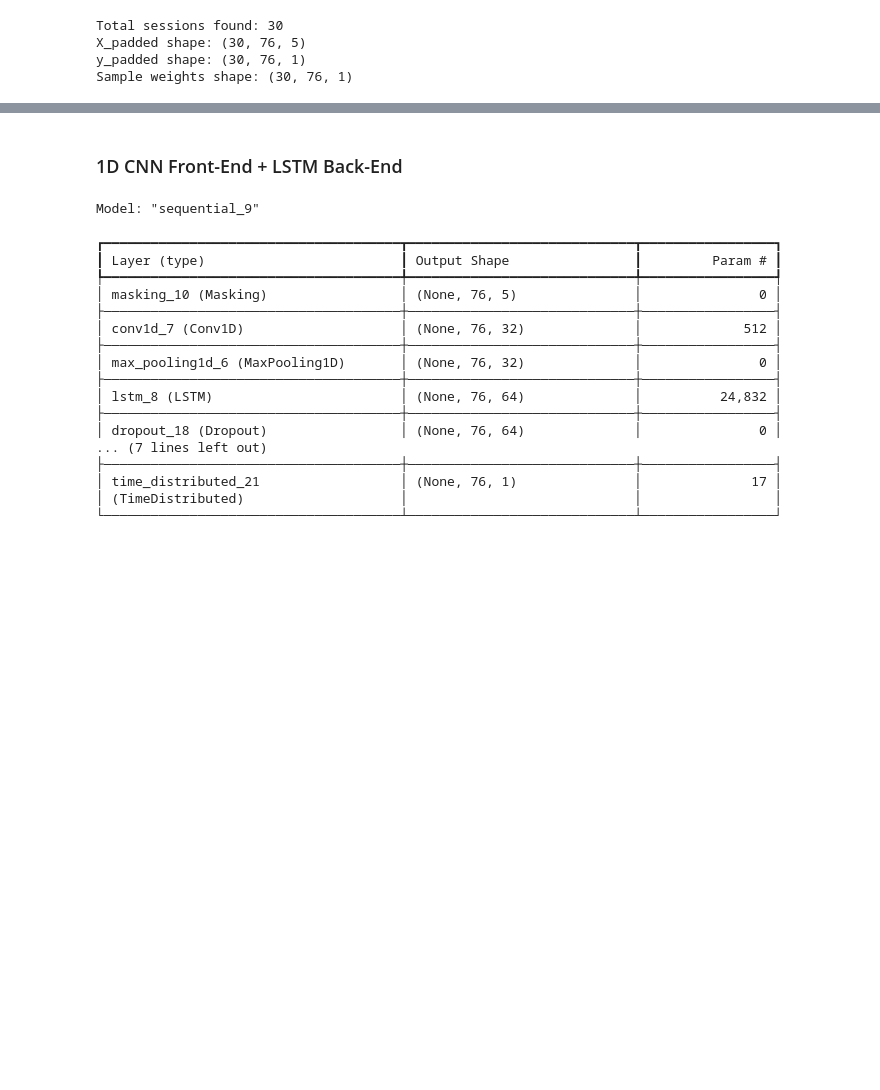
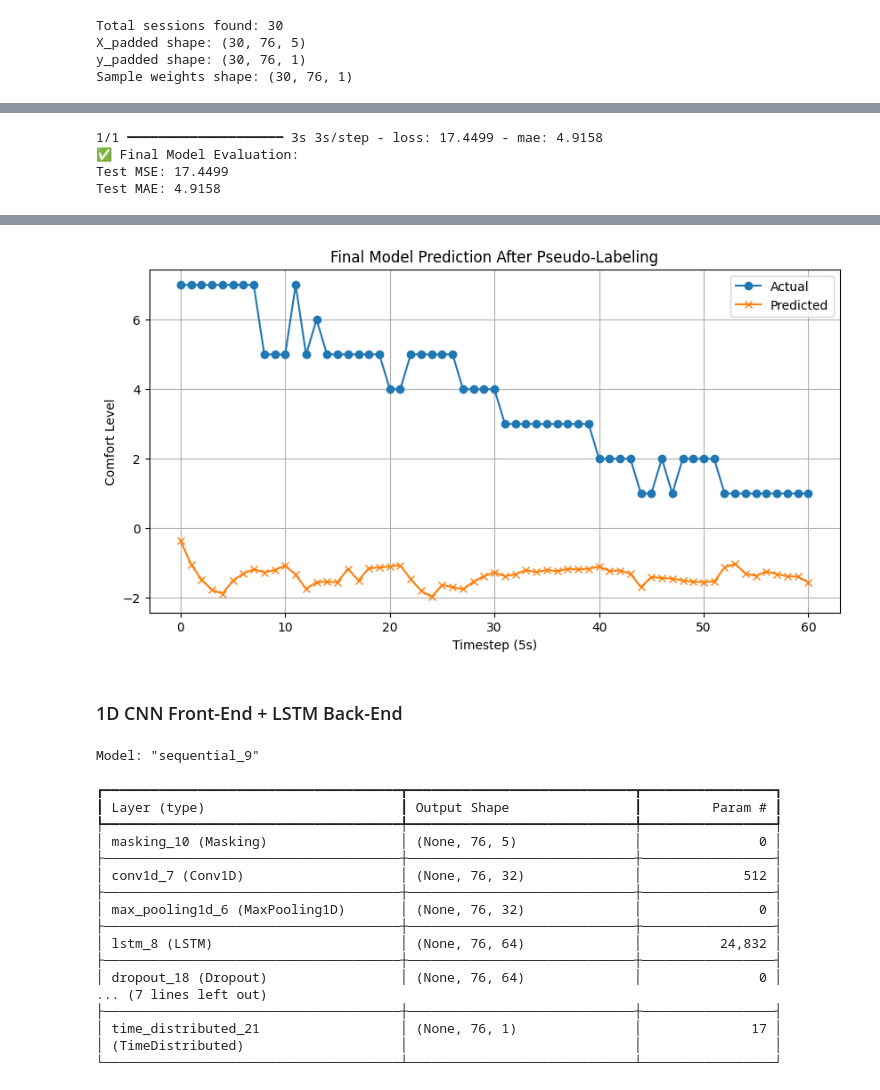
Before and after one commit to GokayToga/VRCM.Net, a Jupyter notebook: VRCMNet.ipynb, the cells around one changed output, grey strips where cells are left out. Drawn from its saved outputs; the diff is of its cells as text; code cells hidden in the pictures; blank space fills up the shorter version.

```diff
--- a/VRCMNet.ipynb
+++ b/VRCMNet.ipynb
@@ -836,0 +1324,17 @@ Test MAE: 1.1044021844863892
+# %%
+from tensorflow.keras.callbacks import EarlyStopping, ReduceLROnPlateau
+from tensorflow.keras.models import clone_model
+
+
+# Retrain with EarlyStopping
+history = new_model.fit(
+    X_combined, y_combined,
+    sample_weight=weights_combined.squeeze(-1),
+    validation_split=0.2,
+    batch_size=8,
+    epochs=100,
+    callbacks=[
+        #EarlyStopping(monitor='val_loss', patience=7, restore_best_weights=True),
+        ReduceLROnPlateau(monitor='val_loss', factor=0.5, patience=4, min_lr=1e-6)
+    ]
+)
@@ -836,0 +1359,28 @@ Test MAE: 1.1044021844863892
+# %%
+# Use your untouched test set (from original real labeled data)
+test_loss, test_mae = new_model.evaluate(
+    X_test_enriched, y_test,
+    sample_weight=weights_test.squeeze(-1)
+)
+print(f"✅ Final Model Evaluation:\nTest MSE: {test_loss:.4f}\nTest MAE: {test_mae:.4f}")
+
+y_pred_final = new_model.predict(X_test_enriched)
+
+# Pick an example session
+example_idx = 1
+valid_len = int(np.sum(weights_test[example_idx].squeeze() > 0))
+
+plt.figure(figsize=(10, 5))
+plt.plot(y_test[example_idx].squeeze()[:valid_len], label="Actual", marker='o')
+plt.plot(y_pred_final[example_idx].squeeze()[:valid_len], label="Predicted", marker='x')
+plt.title("Final Model Prediction After Pseudo-Labeling")
+plt.xlabel("Timestep (5s)")
+plt.ylabel("Comfort Level")
+plt.grid(True)
+plt.legend()
+plt.show()
+# %% [output]
+1/1 ━━━━━━━━━━━━━━━━━━━━ 3s 3s/step - loss: 17.4499 - mae: 4.9158
+✅ Final Model Evaluation:
+Test MSE: 17.4499
+Test MAE: 4.9158
@@ -837,3 +1389,4 @@ Test MAE: 1.1044021844863892
+[figure, added]
 # %% [markdown]
 ### 1D CNN Front-End + LSTM Back-End
 # %%
```
Also changed, not shown: parts of 35 cells of this notebook.
